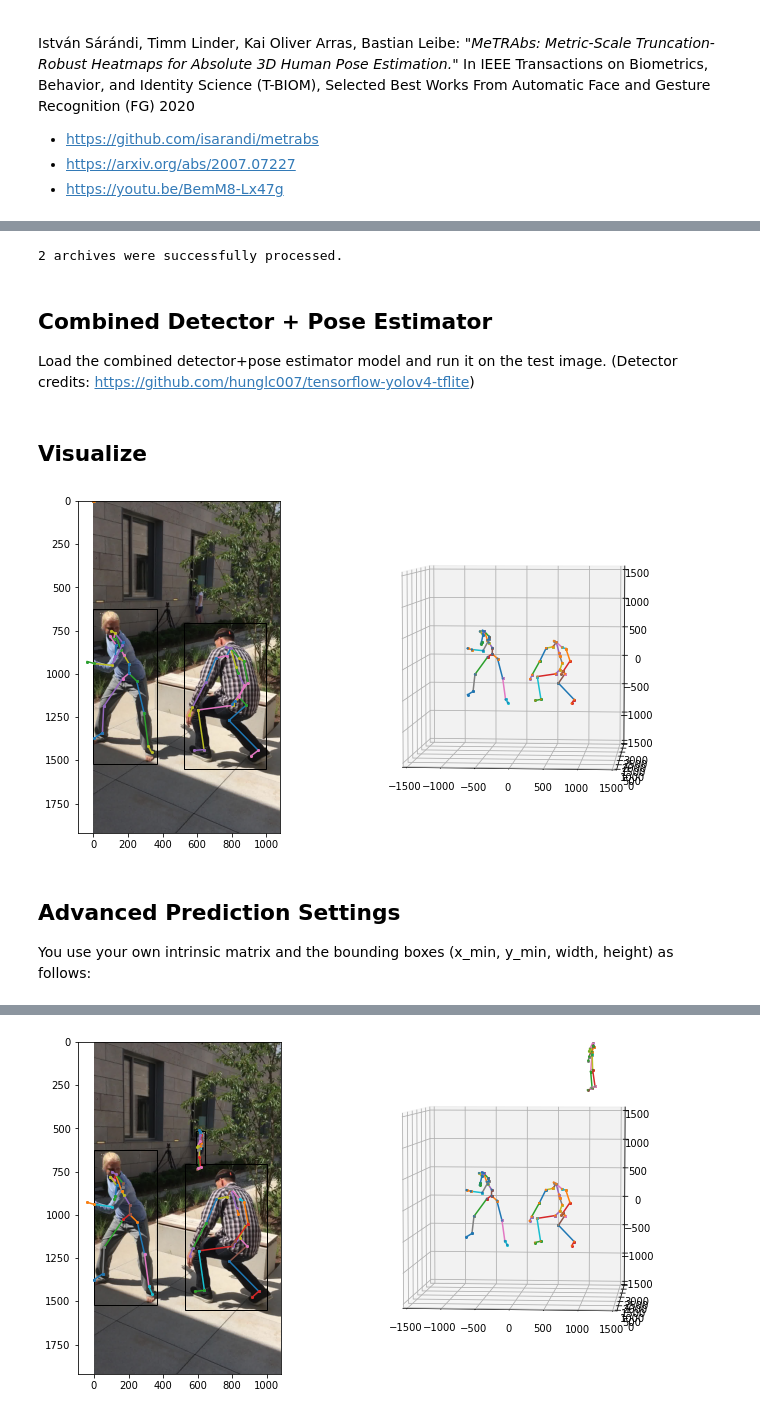
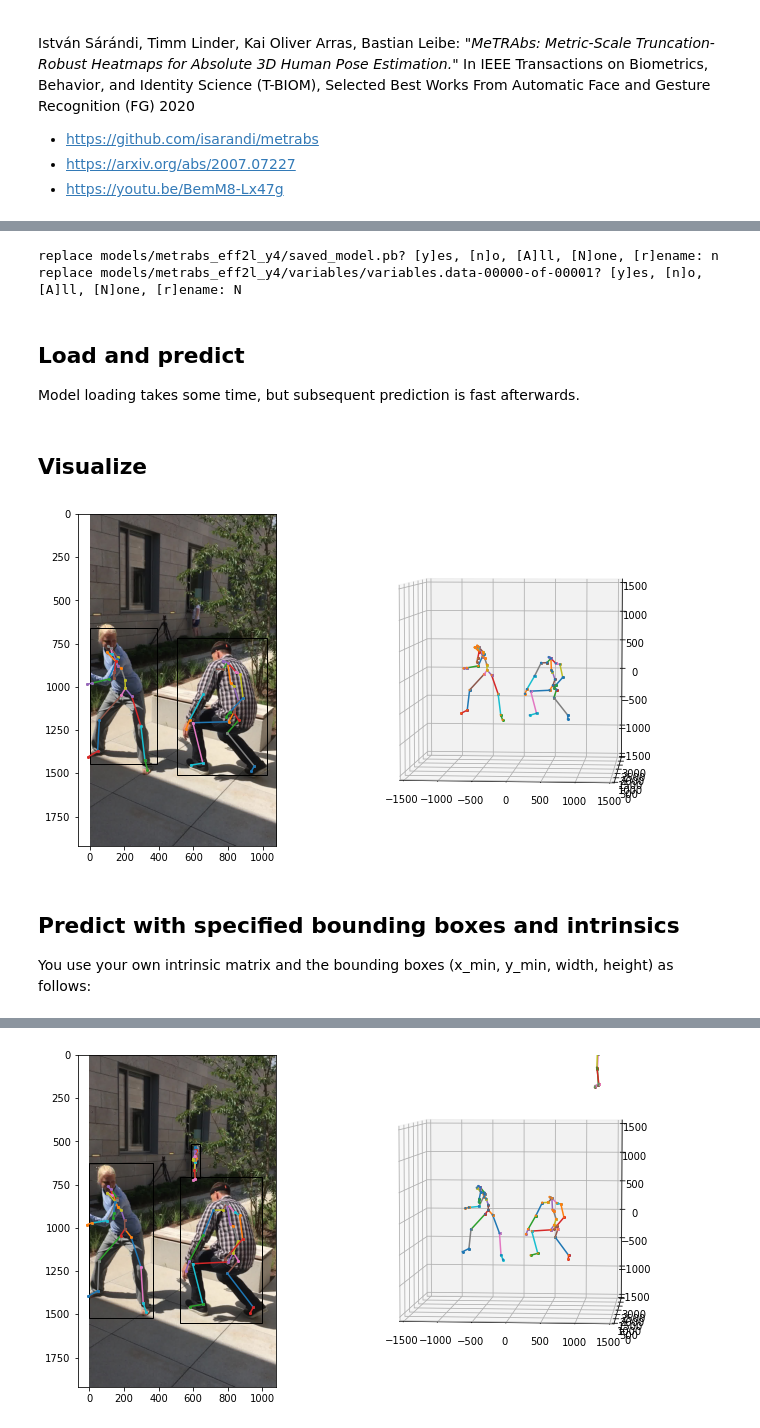
Before and after one commit to isarandi/metrabs, a Jupyter notebook: metrabs_demo.ipynb, the cells around one changed output, grey strips where cells are left out. Saved outputs shown, nothing was run; the diff lists cells and outputs as text; code cells hidden in the pictures.

```diff
--- a/metrabs_demo.ipynb
+++ b/metrabs_demo.ipynb
@@ -14,18 +14,22 @@ Let's get the model files and a test image.
 # %%
 %%shell
-wget -q https://omnomnom.vision.rwth-aachen.de/data/metrabs/metrabs_{multiperson_smpl,multiperson_smpl_combined}.zip -P models
+wget -q https://omnomnom.vision.rwth-aachen.de/data/metrabs/metrabs_mob3l_y4t_48c0b3be-a2d584cc.zip -P models
+# or wget -q https://omnomnom.vision.rwth-aachen.de/data/metrabs/metrabs_eff2l_y4_a4e48d87-c8c9d9f8.zip -P models
 unzip -q 'models/*.zip' -d models
+rm models/*.zip
 wget -q https://raw.githubusercontent.com/isarandi/metrabs/master/test_image_3dpw.jpg
 # %% [output]
-2 archives were successfully processed.
+replace models/metrabs_eff2l_y4/saved_model.pb? [y]es, [n]o, [A]ll, [N]one, [r]ename: n
+replace models/metrabs_eff2l_y4/variables/variables.data-00000-of-00001? [y]es, [n]o, [A]ll, [N]one, [r]ename: N
-# %% [markdown]
-## Combined Detector + Pose Estimator
-Load the combined detector+pose estimator model and run it on the test image. (Detector credits: https://github.com/hunglc007/tensorflow-yolov4-tflite)
+# %% [markdown]
+## Load and predict
+
+Model loading takes some time, but subsequent prediction is fast afterwards.
 # %%
 import tensorflow as tf
-model = tf.saved_model.load('models/metrabs_multiperson_smpl_combined')
+model = tf.saved_model.load('models/metrabs_mob3l_y4t') # or metrabs_eff2l_y4 for the big model
 image = tf.image.decode_jpeg(tf.io.read_file('test_image_3dpw.jpg'))
-detections, poses3d, poses2d = model.predict_single_image(image)
+pred = model.detect_poses(image, skeleton='smpl_24')
 # %% [markdown]
 ## Visualize
 # %%
@@ -37,14 +41,8 @@ def visualize(im, detections, poses3d, poses2d, edges):
     fig = plt.figure(figsize=(10, 5.2))
     image_ax = fig.add_subplot(1, 2, 1)
     image_ax.imshow(image)
-
     for x, y, w, h in detections[:, :4]:
         image_ax.add_patch(Rectangle((x, y), w, h, fill=False))
-
-    for pose2d in poses2d:
-        for i_start, i_end in edges:
-            image_ax.plot(*zip(pose2d[i_start], pose2d[i_end]), marker='o', markersize=2)
-        image_ax.scatter(pose2d[:, 0], pose2d[:, 1], s=2)
 
     pose_ax = fig.add_subplot(1, 2, 2, projection='3d')
     pose_ax.view_init(5, -85)
@@ -55,30 +53,36 @@ def visualize(im, detections, poses3d, poses2d, edges):
     # Matplotlib plots the Z axis as vertical, but our poses have Y as the vertical axis.
     # Therefore, we do a 90° rotation around the X axis:
     poses3d[..., 1], poses3d[..., 2] = poses3d[..., 2], -poses3d[..., 1]
-    for pose3d in poses3d:
+    for pose3d, pose2d in zip(poses3d, poses2d):
         for i_start, i_end in edges:
+            image_ax.plot(*zip(pose2d[i_start], pose2d[i_end]), marker='o', markersize=2)
             pose_ax.plot(*zip(pose3d[i_start], pose3d[i_end]), marker='o', markersize=2)
-        pose_ax.scatter(pose3d[:, 0], pose3d[:, 1], pose3d[:, 2], s=2)
+        image_ax.scatter(*pose2d.T, s=2)
+        pose_ax.scatter(*pose3d.T, s=2)
 
     fig.tight_layout()
     plt.show()
 
-visualize(image.numpy(), detections.numpy(), poses3d.numpy(), poses2d.numpy(), model.joint_edges.numpy())
+visualize(
+    image.numpy(),
+    pred['boxes'].numpy(),
+    pred['poses3d'].numpy(),
+    pred['poses2d'].numpy(),
+    model.per_skeleton_joint_edges['smpl_24'].numpy())
 # %% [output]
-[figure, old version]
+[figure, new version]
 # %% [markdown]
-## Advanced Prediction Settings
+## Predict with specified bounding boxes and intrinsics
 
 You use your own intrinsic matrix and the bounding boxes (x_min, y_min, width, height) as follows:
 # %%
-model = tf.saved_model.load('models/metrabs_multiperson_smpl')
-intrinsics = tf.constant([[1962, 0, 540], [0, 1969, 960], [0, 0, 1]], dtype=tf.float32)
-person_boxes = tf.constant([[0, 626, 367, 896], [524, 707, 475, 841], [588, 512, 54, 198]], tf.float32)
-
-poses3d = model.predict_single_image(image, intrinsics, person_boxes)
-
-# Project the result to 2D
-poses2d = tf.einsum('...nk,...jk->...nj', poses3d / poses3d[..., 2:], intrinsics)[..., :2]
-
-visualize(image.numpy(), person_boxes.numpy(), poses3d.numpy(), poses2d.numpy(), model.joint_edges.numpy())
+intrinsic_matrix = tf.constant([[1962, 0, 540], [0, 1969, 960], [0, 0, 1]], dtype=tf.float32)
+boxes = tf.constant([[0, 626, 367, 896], [524, 707, 475, 841], [588, 512, 54, 198]], tf.float32)
+pred = model.estimate_poses(image, intrinsic_matrix=intrinsic_matrix, boxes=boxes, skeleton='smpl_24')
+visualize(
+    image.numpy(),
+    boxes.numpy(),
+    pred['poses3d'].numpy(),
+    pred['poses2d'].numpy(),
+    model.per_skeleton_joint_edges['smpl_24'].numpy())
 # %% [output]
@@ -86 +89 @@ WARNING:tensorflow:5 out of the last 5 calls to <function recreate_function.<loc
-[figure, old version]
+[figure, new version]
```
Also changed, not shown: parts of 3 cells of this notebook.
